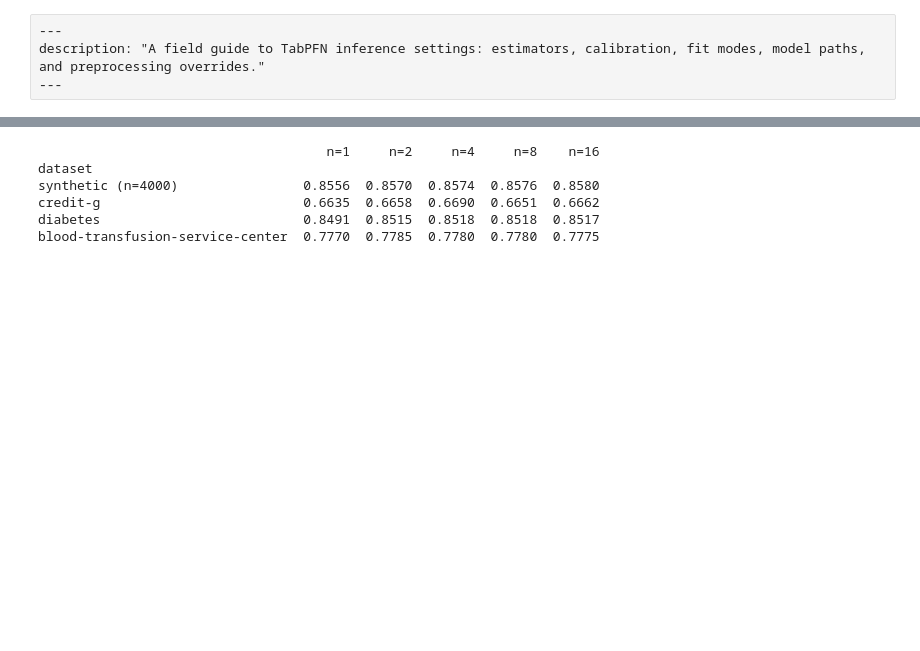
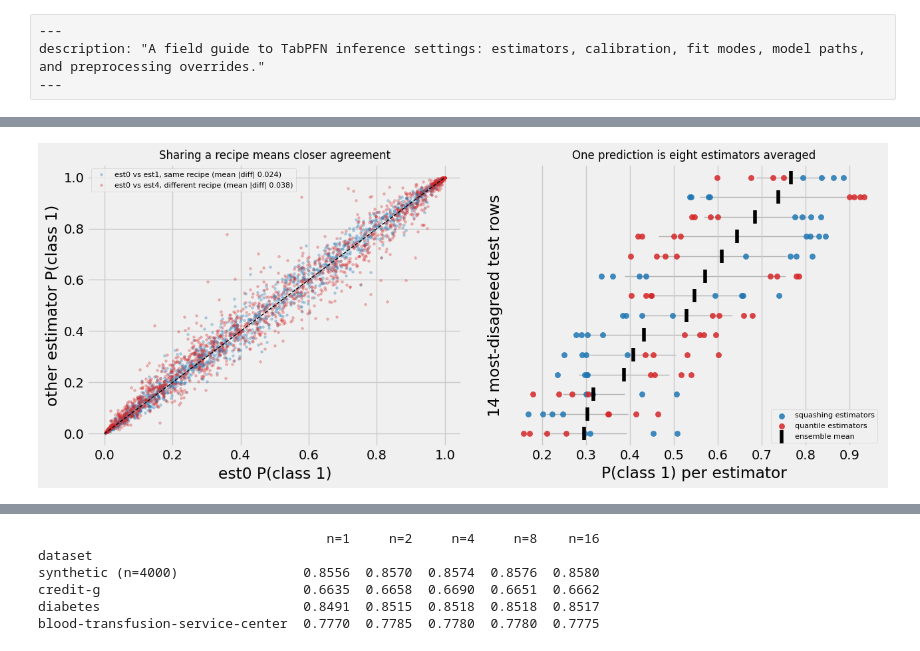
Before and after one commit to CardoAI/TabPFNPractitioner, a Jupyter notebook: notebooks/Parameters.ipynb, the cells around one changed output, grey strips where cells are left out. Saved outputs shown, nothing was run; the diff lists cells and outputs as text; code cells hidden in the pictures; blank space fills up the shorter version.

```diff
--- a/notebooks/Parameters.ipynb
+++ b/notebooks/Parameters.ipynb
@@ -105,0 +117,15 @@ middle: drop it to 1 or 2 when you need speed, raise it for a marginal, diminish
+# %%
+# Inspect the ensemble TabPFN actually built. After .fit(), each estimator is a TabPFNEnsembleMember on
+# clf.executor_.ensemble_members, carrying its config and its fitted preprocessing pipeline. We print the
+# recipe, the per-estimator column shift, the class permutation, and the fitted step names.
+X, y = make_data(n=4000, seed=0)
+X_train, X_test, y_train, y_test = train_test_split(X, y, test_size=0.4, random_state=0, stratify=y)
+
+inspect_model = TabPFNClassifier(n_estimators=8, random_state=0).fit(X_train, y_train)
+for index, member in enumerate(inspect_model.executor_.ensemble_members):
+    config = member.config
+    recipe = config.preprocess_config
+    print(f"est{index}: {recipe.name:24s} cat={recipe.categorical_name:38s} "
+          f"shift={config.feature_shift_count} class_perm={config.class_permutation.tolist()}")
+fitted_steps = [type(step).__name__ for step, _ in inspect_model.executor_.ensemble_members[0].cpu_preprocessor.steps]
+print("\nfitted steps (the same three for every estimator):", fitted_steps)
@@ -105,0 +161,49 @@ middle: drop it to 1 or 2 when you need speed, raise it for a marginal, diminish
+# %%
+# How much do the per-estimator predictions actually differ, and does sharing a recipe matter? We read
+# every estimator's P(class 1) off the same fitted model and look two ways: a scatter of a same-recipe pair
+# against a different-recipe pair, and, for the rows the estimators disagree on most, the eight predictions
+# behind each averaged one.
+import torch
+
+def per_estimator_positive_proba(model, X):
+    """P(class 1) from each estimator separately, shape (n_estimators, n_samples)."""
+    logits = model._raw_predict(X, return_logits=False, return_raw_logits=True)
+    return torch.softmax(logits / model.softmax_temperature, dim=-1)[:, :, 1].cpu().numpy()
+
+proba = per_estimator_positive_proba(inspect_model, X_test)
+recipe_names = [member.config.preprocess_config.name for member in inspect_model.executor_.ensemble_members]
+is_quantile = np.array(["quantile" in name for name in recipe_names])
+
+fig, ax = plt.subplots(1, 2, figsize=(13, 5.4))
+
+same_diff = np.abs(proba[0] - proba[1]).mean()
+cross_diff = np.abs(proba[0] - proba[4]).mean()
+ax[0].scatter(proba[0], proba[1], s=7, alpha=0.30, color="#1f77b4",
+              label=f"est0 vs est1, same recipe (mean |diff| {same_diff:.3f})")
+ax[0].scatter(proba[0], proba[4], s=7, alpha=0.30, color="#d62728",
+              label=f"est0 vs est4, different recipe (mean |diff| {cross_diff:.3f})")
+ax[0].plot([0, 1], [0, 1], "k--", lw=1)
+ax[0].set_xlabel("est0 P(class 1)"); ax[0].set_ylabel("other estimator P(class 1)")
+ax[0].set_title("Sharing a recipe means closer agreement", fontsize=12)
+ax[0].legend(fontsize=8, loc="upper left")
+
+spread = proba.max(0) - proba.min(0)
+most_disagreed = np.argsort(spread)[::-1][:14]
+most_disagreed = most_disagreed[np.argsort(proba[:, most_disagreed].mean(0))]
+for slot, row in enumerate(most_disagreed):
+    ax[1].plot([proba[~is_quantile, row].mean(), proba[is_quantile, row].mean()], [slot, slot],
+               color="0.7", lw=1, zorder=0)
+    ax[1].scatter(proba[~is_quantile, row], [slot] * int((~is_quantile).sum()), color="#1f77b4",
+                  s=34, alpha=0.85, label="squashing estimators" if slot == 0 else None)
+    ax[1].scatter(proba[is_quantile, row], [slot] * int(is_quantile.sum()), color="#d62728",
+                  s=34, alpha=0.85, label="quantile estimators" if slot == 0 else None)
+    ax[1].scatter([proba[:, row].mean()], [slot], color="k", marker="|", s=220, zorder=3,
+                  label="ensemble mean" if slot == 0 else None)
+ax[1].set_yticks([]); ax[1].set_xlabel("P(class 1) per estimator"); ax[1].set_ylabel("14 most-disagreed test rows")
+ax[1].set_title("One prediction is eight estimators averaged", fontsize=12)
+ax[1].legend(fontsize=8, loc="lower right")
+
+fig.tight_layout(w_pad=2.0)
+plt.show()
+# %% [output]
+[figure, added]
```
Also changed, not shown: parts of 22 cells of this notebook.
